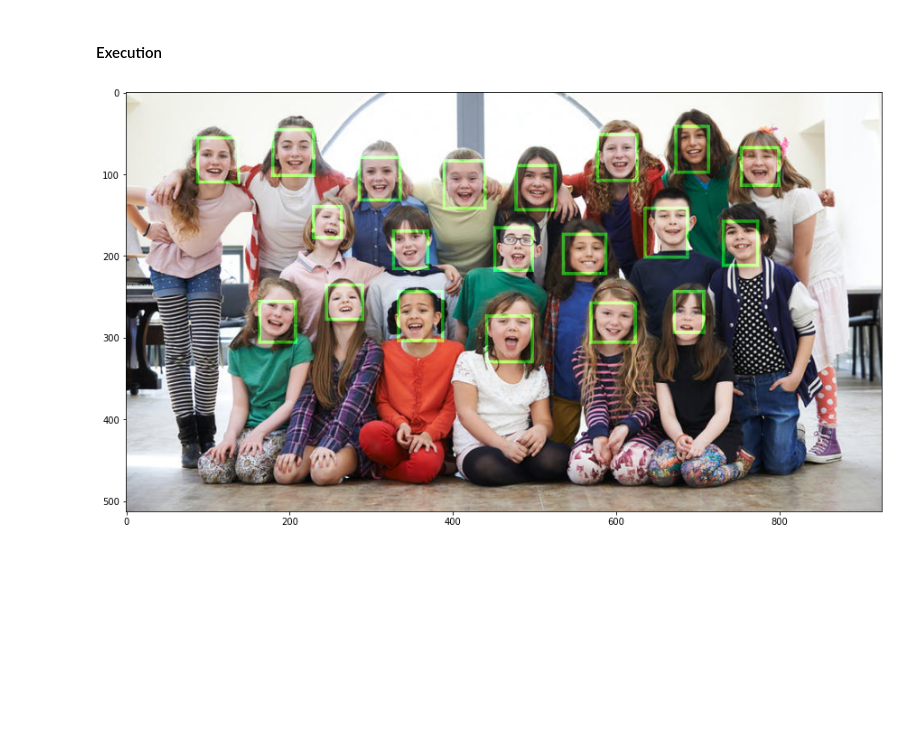
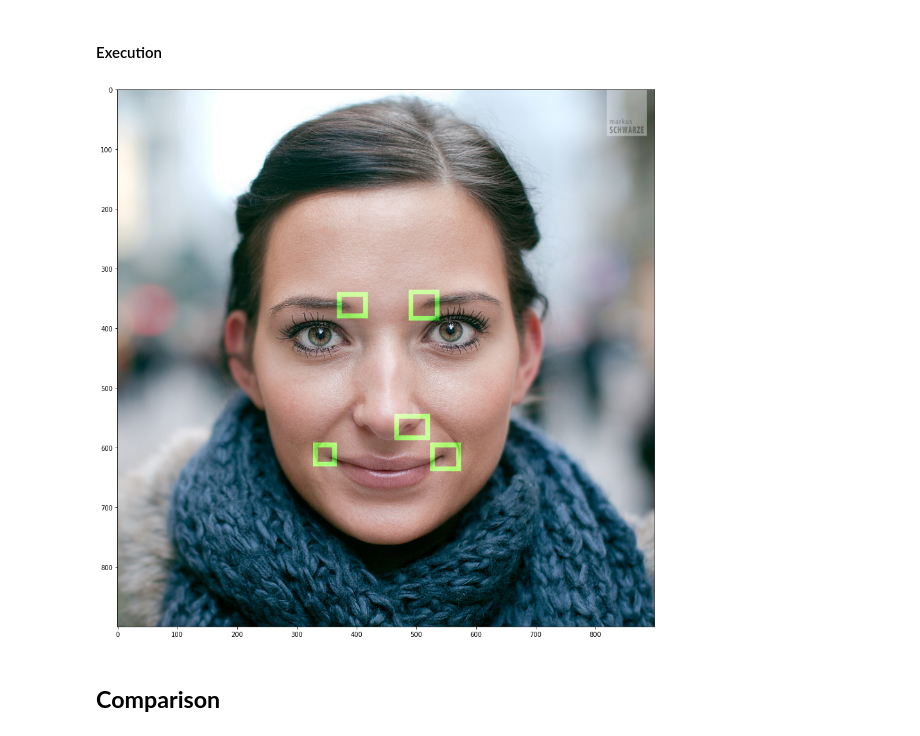
Before and after one commit to Kcnarf-exe/PROJ-H419, a Jupyter notebook: project/Project.ipynb, the cells around one changed output. Drawn from its saved outputs; the diff is of its cells as text; code cells hidden in the pictures; blank space fills up the shorter version.

```diff
--- a/project/Project.ipynb
+++ b/project/Project.ipynb
@@ -616,10 +605,9 @@ for i in range(length):
   target = testTargets[offset+i]
   plt.figure(figsize=(15,21))
   plt.subplot(1, 4, 1)
+  plt.imshow(image)
+  plt.subplot(1, 4, 2)
   plt.imshow(getOriginalMask(prediction,COMPRESSION_FACTOR_MASK))
-  plt.clim(0,1)
-  plt.subplot(1, 4, 2)
-  plt.imshow(getOriginalMask(predictionMask,COMPRESSION_FACTOR_MASK))
   plt.clim(0,1)
   plt.subplot(1, 4, 3)
   plt.imshow(merge(image, predictionMask, colorString = 'g'))
@@ -642,7 +630,7 @@ import pandas as pd
 # Ohter import
 import sys
 #Images
-from skimage.io import imread, imshow
+from skimage.io import imread, imshow, imsave
 from math import *
 
 from skimage.morphology import disk, erosion, dilation
@@ -1020,11 +1008,13 @@ def generateMaskFromPrediction(prediction):
   plt.figure()
   plt.imshow(prediction)
   plt.show()
+  plt.imsave("mask0.jpg", prediction)
   # We apply a certain threshold on the prediction
   mask1 = prediction > 0.95
   plt.figure()
   plt.imshow(mask1)
   plt.show()
+  plt.imsave("mask1.jpg", mask1)
   area = prediction.shape[0] * prediction.shape[1]
 
   # We will erode the mask in order to remove noise. The radius is relative to the area of the prediction
@@ -1033,21 +1023,23 @@ def generateMaskFromPrediction(prediction):
   plt.figure()
   plt.imshow(mask2)
   plt.show()
+  plt.imsave("mask2.jpg", mask2)
   #Now, we dilate in order to have face areas big enough
   radiusDilation = ceil(radiusErosion*2.5)
   mask3 = dilation(mask2, disk(radiusDilation))
   plt.figure()
   plt.imshow(mask3)
   plt.show()
-
+  plt.imsave("mask3.jpg", mask3)
   #Sometimes, we have a same face detected as 2 (or more) smaller faces. We then try to merge these sub faces
   mask4 = mergeSubFaces(mask3)
   plt.figure()
   plt.imshow(mask4)
   plt.show()
-
+  plt.imsave("mask4.jpg", mask4)
   # Finally, we generate the boxes
   mask5 = generateMaskBoxes(mask4)
+  plt.imsave("mask5.jpg", mask5)
 
   return mask5
 # %%
@@ -1061,7 +1053,8 @@ imagePath = pathToApplicationPictures+"kids.jpg"
 
 picture = imread(imagePath)
 mask = detectFaces(picture, model)
+res = merge(picture, mask, colorString='g')
 
 plt.figure(figsize=(15,21))
-plt.imshow(merge(picture, mask, colorString='g'))
+plt.imshow(res)
 plt.show()
@@ -1071,7 +1071,7 @@ plt.show()
 ## Examples
 # %%
 pathToApplicationPictures = PATH_TO_CURRENT_DIRECTORY+"ApplicationPictures/"
-examplePicture = pathToApplicationPictures+"kids.jpg"
+examplePicture = pathToApplicationPictures+"portrait.jpg"
 # %% [markdown]
 ### **OpenCV**
 # %%
@@ -1565,17 +1571,20 @@ def generateMaskFromPrediction(prediction):
 # %%
 pathToModel = PATH_TO_CURRENT_DIRECTORY+"finalModel.h5"
 
 model = tf.keras.models.load_model(pathToModel)
 
 pathToApplicationPictures = PATH_TO_CURRENT_DIRECTORY+"ApplicationPictures/"
 
 imagePath = examplePicture
 
 picture = imread(imagePath)
 mask = detectFaces(picture, model)
-
+res = merge(picture, mask, colorString='g')
 plt.figure(figsize=(15,21))
-plt.imshow(merge(picture, mask, colorString='g'))
+plt.imshow(res)
 plt.show()
+plt.imsave("mosaic_algo_detected.jpg", res)
 # %% [output]
-[figure, old version]
+[figure, new version]
+# %% [markdown]
+## **Comparison**
```
Also changed, not shown: parts of 9 cells of this notebook.
